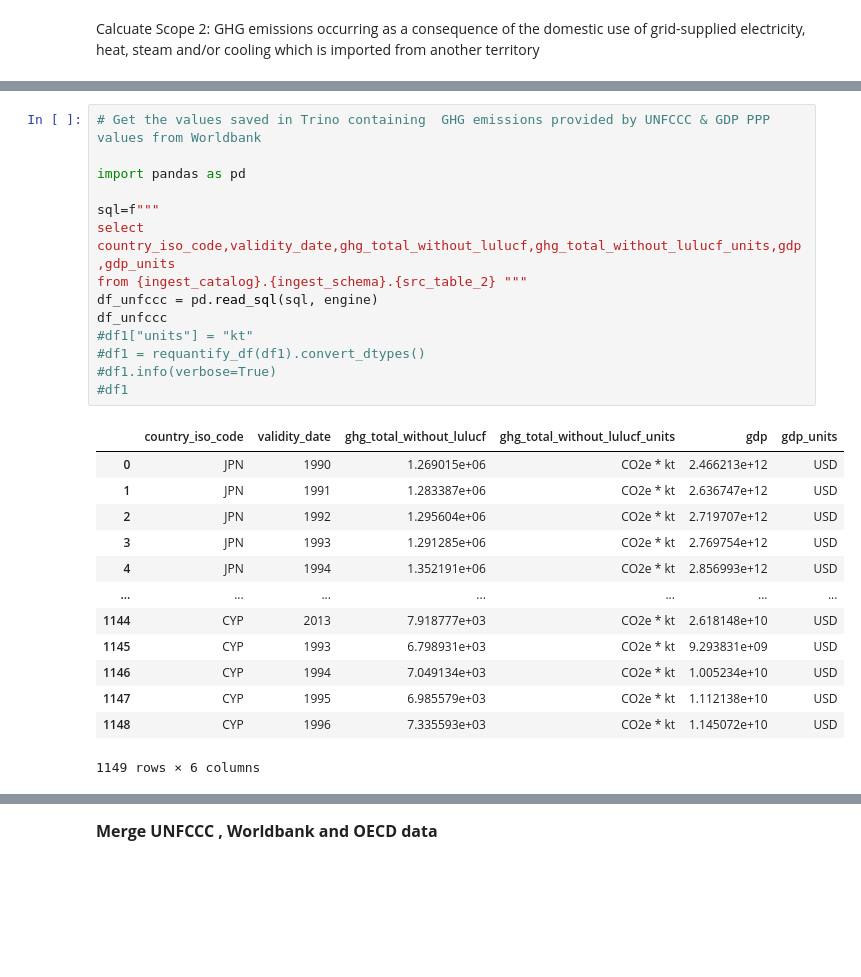
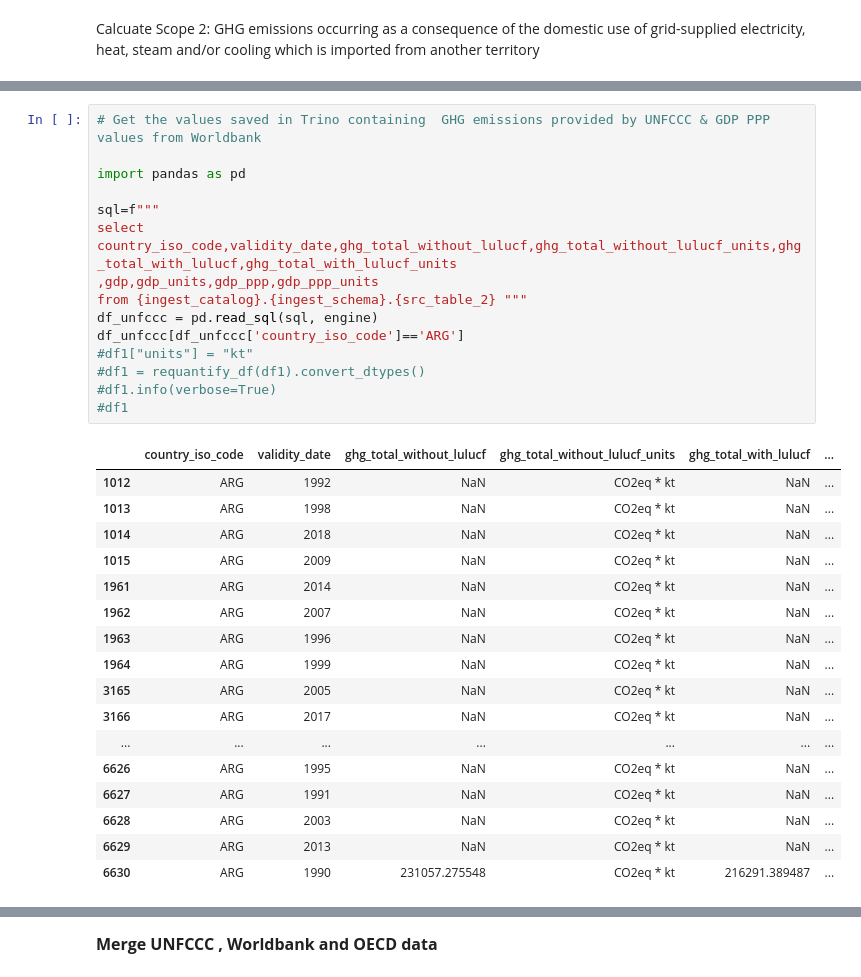
Before and after one commit to os-climate/PCAF-sovereign-footprint, a Jupyter notebook: notebooks/calc_total_sovereign_emissions.ipynb, the cells around one changed output, grey strips where cells are left out. Saved outputs shown, nothing was run; the diff lists cells and outputs as text; blank space fills up the shorter version.

```diff
--- a/notebooks/calc_total_sovereign_emissions.ipynb
+++ b/notebooks/calc_total_sovereign_emissions.ipynb
@@ -233,28 +317,33 @@ df_result[df_result['country_iso_code']=='CAN']
 # %%
 # Get the values saved in Trino containing  GHG emissions provided by UNFCCC & GDP PPP values from Worldbank
 
 import pandas as pd
 
 sql=f"""
-select country_iso_code,validity_date,ghg_total_without_lulucf,ghg_total_without_lulucf_units,gdp,gdp_units
+select country_iso_code,validity_date,ghg_total_without_lulucf,ghg_total_without_lulucf_units,ghg_total_with_lulucf,ghg_total_with_lulucf_units
+,gdp,gdp_units,gdp_ppp,gdp_ppp_units
 from {ingest_catalog}.{ingest_schema}.{src_table_2} """
 df_unfccc = pd.read_sql(sql, engine)
-df_unfccc
+df_unfccc[df_unfccc['country_iso_code']=='ARG']
 #df1["units"] = "kt"
 #df1 = requantify_df(df1).convert_dtypes()
 #df1.info(verbose=True)
 #df1
 # %% [output]
-|  | country_iso_code | validity_date | ghg_total_without_lulucf | ghg_total_without_lulucf_units | gdp | gdp_units |
-| 0 | JPN | 1990 | 1.269015e+06 | CO2e * kt | 2.466213e+12 | USD |
-| 1 | JPN | 1991 | 1.283387e+06 | CO2e * kt | 2.636747e+12 | USD |
-| 2 | JPN | 1992 | 1.295604e+06 | CO2e * kt | 2.719707e+12 | USD |
-| 3 | JPN | 1993 | 1.291285e+06 | CO2e * kt | 2.769754e+12 | USD |
-| 4 | JPN | 1994 | 1.352191e+06 | CO2e * kt | 2.856993e+12 | USD |
+|  | country_iso_code | validity_date | ghg_total_without_lulucf | ghg_total_without_lulucf_units | ghg_total_with_lulucf | ... |
+| 1012 | ARG | 1992 | NaN | CO2eq * kt | NaN | ... |
+| 1013 | ARG | 1998 | NaN | CO2eq * kt | NaN | ... |
+| 1014 | ARG | 2018 | NaN | CO2eq * kt | NaN | ... |
+| 1015 | ARG | 2009 | NaN | CO2eq * kt | NaN | ... |
+| 1961 | ARG | 2014 | NaN | CO2eq * kt | NaN | ... |
+| 1962 | ARG | 2007 | NaN | CO2eq * kt | NaN | ... |
+| 1963 | ARG | 1996 | NaN | CO2eq * kt | NaN | ... |
+| 1964 | ARG | 1999 | NaN | CO2eq * kt | NaN | ... |
+| 3165 | ARG | 2005 | NaN | CO2eq * kt | NaN | ... |
+| 3166 | ARG | 2017 | NaN | CO2eq * kt | NaN | ... |
 | ... | ... | ... | ... | ... | ... | ... |
-| 1144 | CYP | 2013 | 7.918777e+03 | CO2e * kt | 2.618148e+10 | USD |
-| 1145 | CYP | 1993 | 6.798931e+03 | CO2e * kt | 9.293831e+09 | USD |
-| 1146 | CYP | 1994 | 7.049134e+03 | CO2e * kt | 1.005234e+10 | USD |
-| 1147 | CYP | 1995 | 6.985579e+03 | CO2e * kt | 1.112138e+10 | USD |
-| 1148 | CYP | 1996 | 7.335593e+03 | CO2e * kt | 1.145072e+10 | USD |
+| 6626 | ARG | 1995 | NaN | CO2eq * kt | NaN | ... |
+| 6627 | ARG | 1991 | NaN | CO2eq * kt | NaN | ... |
+| 6628 | ARG | 2003 | NaN | CO2eq * kt | NaN | ... |
+| 6629 | ARG | 2013 | NaN | CO2eq * kt | NaN | ... |
+| 6630 | ARG | 1990 | 231057.275548 | CO2eq * kt | 216291.389487 | ... |
-1149 rows × 6 columns
```
Also changed, not shown: parts of 25 cells of this notebook.
